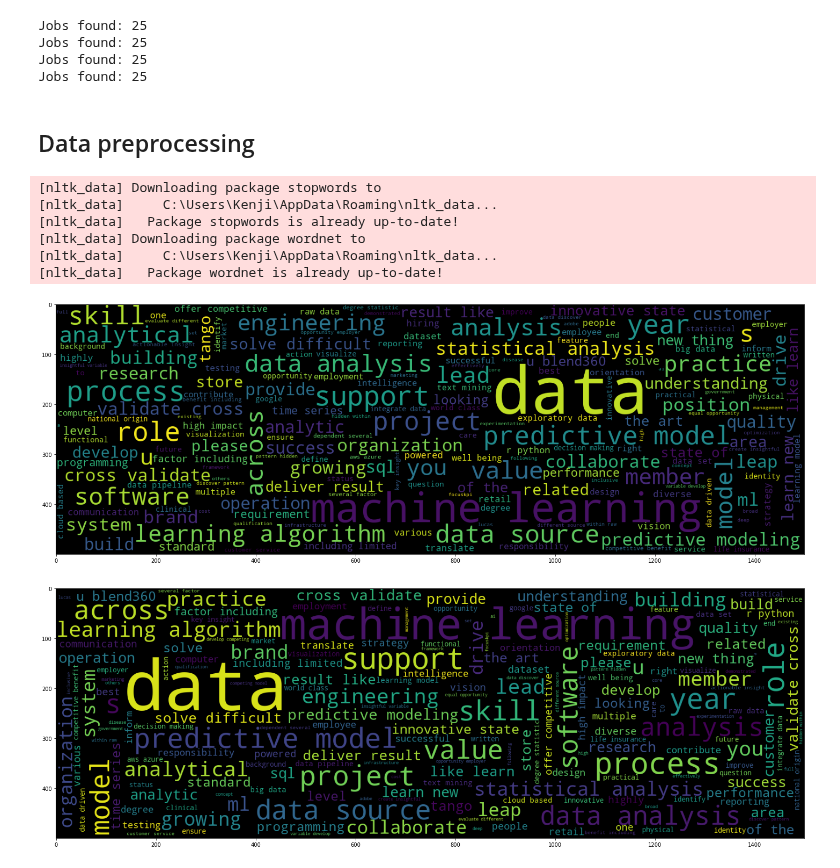
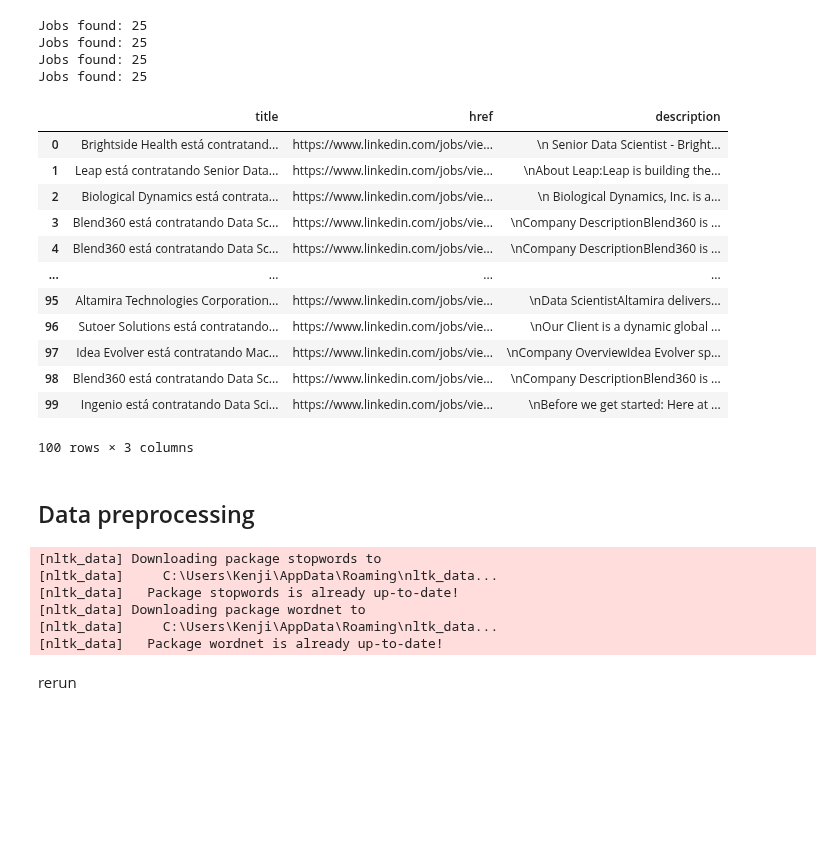
Before and after one commit to rknagao/studies, a Jupyter notebook: skills_keywords/notebook.ipynb, the cells around one changed output. Saved outputs shown, nothing was run; the diff lists cells and outputs as text; code cells hidden in the pictures; blank space fills up the shorter version.

```diff
--- a/skills_keywords/notebook.ipynb
+++ b/skills_keywords/notebook.ipynb
@@ -276,8 +284,24 @@ Jobs found: 25
 Jobs found: 25
 Jobs found: 25
 # %%
-df_raw.sample(5)
-df_raw.to_csv('tes.csv', index=False)
+#df_raw.sample(5)
+#df_raw.to_csv('teste.csv', index=False)
+df_raw = pd.read_csv('teste.csv')
+df_raw
+# %% [output]
+|  | title | href | description |
+| 0 | Brightside Health está contratand... | https://www.linkedin.com/jobs/vie... | \n Senior Data Scientist - Bright... |
+| 1 | Leap está contratando Senior Data... | https://www.linkedin.com/jobs/vie... | \nAbout Leap:Leap is building the... |
+| 2 | Biological Dynamics está contrata... | https://www.linkedin.com/jobs/vie... | \n Biological Dynamics, Inc. is a... |
+| 3 | Blend360 está contratando Data Sc... | https://www.linkedin.com/jobs/vie... | \nCompany DescriptionBlend360 is ... |
+| 4 | Blend360 está contratando Data Sc... | https://www.linkedin.com/jobs/vie... | \nCompany DescriptionBlend360 is ... |
+| ... | ... | ... | ... |
+| 95 | Altamira Technologies Corporation... | https://www.linkedin.com/jobs/vie... | \nData ScientistAltamira delivers... |
+| 96 | Sutoer Solutions está contratando... | https://www.linkedin.com/jobs/vie... | \nOur Client is a dynamic global ... |
+| 97 | Idea Evolver está contratando Mac... | https://www.linkedin.com/jobs/vie... | \nCompany OverviewIdea Evolver sp... |
+| 98 | Blend360 está contratando Data Sc... | https://www.linkedin.com/jobs/vie... | \nCompany DescriptionBlend360 is ... |
+| 99 | Ingenio está contratando Data Sci... | https://www.linkedin.com/jobs/vie... | \nBefore we get started: Here at ... |
+100 rows × 3 columns
 # %% [markdown]
 ## Data preprocessing
 # %%
@@ -291,7 +315,7 @@ def basic_preprocessing(df):
     tokens[:5]
 
     # Remove punctuation
-    tokens = [i for i in tokens if i not in string.punctuation]
+    tokens = [i for i in tokens if i not in string.punctuation + '’']
 
     # Using nltk default stopwords.
     nltk.download('stopwords')
@@ -307,12 +331,12 @@ def basic_preprocessing(df):
     lem = nltk.stem.WordNetLemmatizer()
     tokens = [lem.lemmatize(i) for i in tokens]
 
-    wordcloud = WordCloud(width=1500, height=500, stopwords=list_custom_words).generate(' '.join(tokens))
-    plt.figure(figsize=(25,10))
-    plt.imshow(wordcloud)
+    #wordcloud = WordCloud(width=1500, height=500).generate(' '.join(tokens))
+    #plt.figure(figsize=(25,7))
+    #plt.imshow(wordcloud)
     return tokens
 
-tokens = basic_preprocessing(df)
+tokens = basic_preprocessing(df_raw)
 # %% [output]
 [nltk_data] Downloading package stopwords to
 [nltk_data]     C:\Users\Kenji\AppData\Roaming\nltk_data...
@@ -320,17 +344,23 @@ tokens = basic_preprocessing(df)
 [nltk_data] Downloading package wordnet to
 [nltk_data]     C:\Users\Kenji\AppData\Roaming\nltk_data...
 [nltk_data]   Package wordnet is already up-to-date!
-[figure, removed]
 # %%
 def advanced_preprocessing(tokens):
+
+    with open('dict.json', 'r') as f:
+        custom_dict = json.load(f)
+    tokens = pd.Series(tokens).replace(custom_dict).tolist()
+
     # Removing context relevant stopwords.
-    list_custom_words = pd.read_csv('to_be_omitted.csv', header=None, index_col=False).iloc[:, 0].tolist()
+    list_custom_words = pd.read_csv('advanced_stopwords.csv', header=None, index_col=False).iloc[:, 0].tolist()
 
-    wordcloud = WordCloud(width=1500, height=500, stopwords=list_custom_words).generate(' '.join(tokens))
-    plt.figure(figsize=(25,10))
-    plt.imshow(wordcloud)
+    tokens = [i for i in tokens if not i in list_custom_words]
+    #wordcloud = WordCloud(width=1500, height=500).generate(' '.join(tokens))
+    #plt.figure(figsize=(25,7))
+    #plt.imshow(wordcloud)
+    return tokens
 
 
-advanced_preprocessing(tokens)
+tokens = advanced_preprocessing(tokens)
-# %% [output]
-[figure, removed]
+# %% [markdown]
+rerun
```
Also changed, not shown: parts of 22 cells of this notebook.
